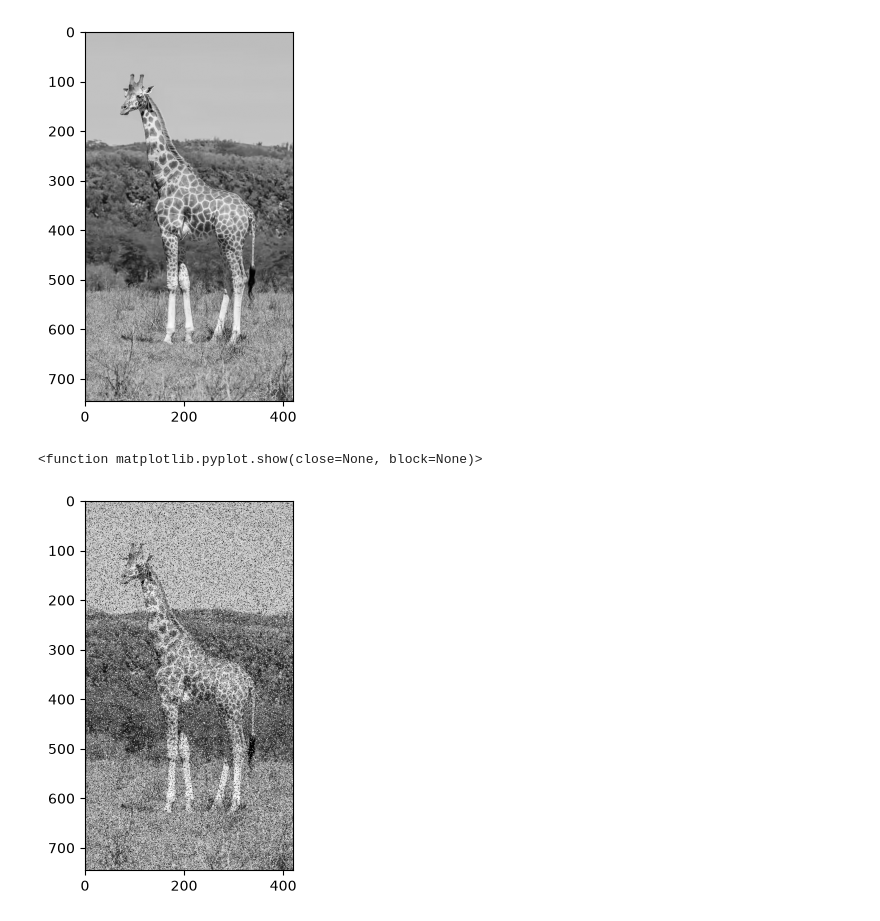
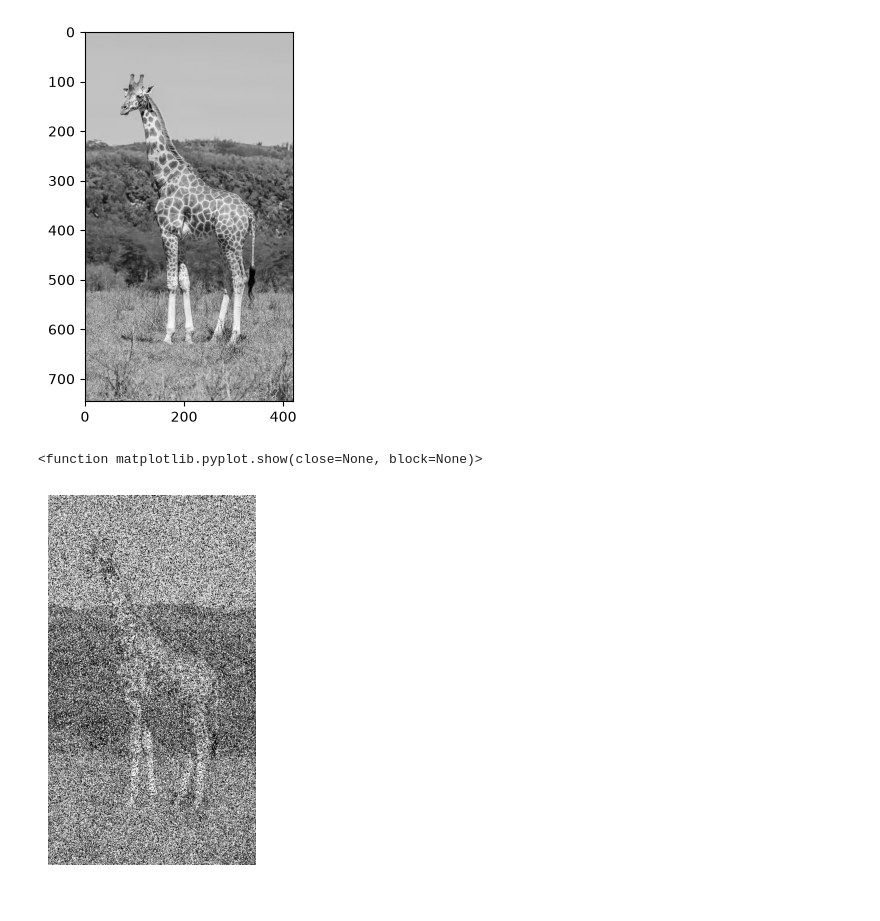
Before and after one commit to monishkacha/CV_2026_H11_23BIT249, a Jupyter notebook: Experiment_2/experiment_2.ipynb, the cells around one changed output. Drawn from its saved outputs; the diff is of its cells as text; code cells hidden in the pictures.

```diff
--- a/Experiment_2/experiment_2.ipynb
+++ b/Experiment_2/experiment_2.ipynb
@@ -16,10 +16,11 @@ def add_salt_pepper_noise(image,probability=0.3):
     noisy[random>1-probability/2]=255
     return noisy
 # %%
-prob=0.2
+prob=0.5
 noisy=add_salt_pepper_noise(image,prob)
 plt.imshow(noisy, cmap='gray')
+plt.axis("off")
 plt.show
 # %% [output]
 <function matplotlib.pyplot.show(close=None, block=None)>
-[figure, old version]
+[figure, new version]
```
Also changed, not shown: 2 other files.
